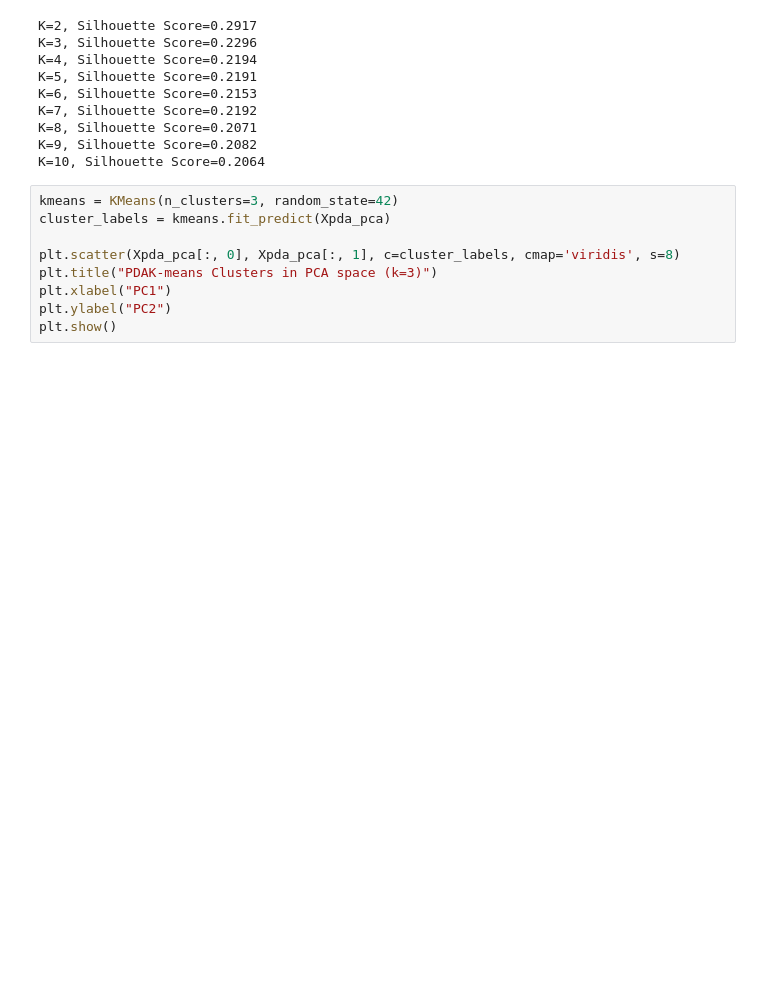
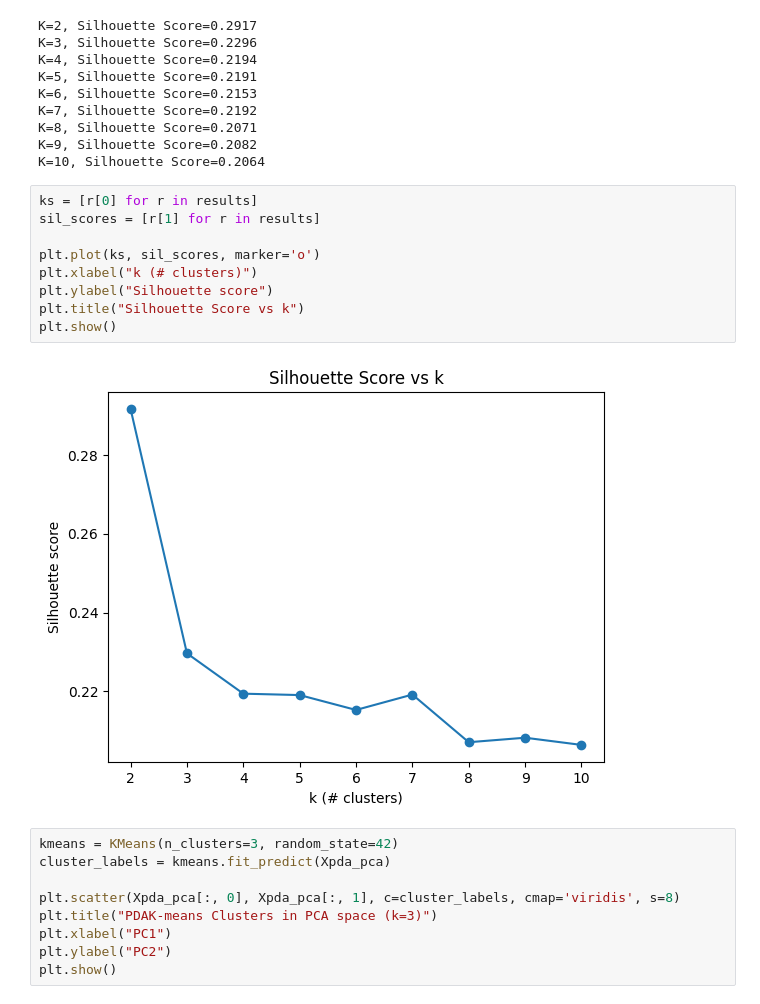
Before and after one commit to LeeMcFarling/AFL_Project_backup, a Jupyter notebook: Modeling/Weekly Assignments/Week_10.ipynb, the cells around one changed output. Saved outputs shown, nothing was run; the diff lists cells and outputs as text; blank space fills up the shorter version.

```diff
--- a/Modeling/Weekly Assignments/Week_10.ipynb
+++ b/Modeling/Weekly Assignments/Week_10.ipynb
@@ -431,6 +432,17 @@ K=7, Silhouette Score=0.2192
 K=8, Silhouette Score=0.2071
 K=9, Silhouette Score=0.2082
 K=10, Silhouette Score=0.2064
+# %%
+ks = [r[0] for r in results]
+sil_scores = [r[1] for r in results]
+
+plt.plot(ks, sil_scores, marker='o')
+plt.xlabel("k (# clusters)")
+plt.ylabel("Silhouette score")
+plt.title("Silhouette Score vs k")
+plt.show()
+# %% [output]
+[figure, added]
 # %%
 kmeans = KMeans(n_clusters=3, random_state=42)
 cluster_labels = kmeans.fit_predict(Xpda_pca)
```
Also changed, not shown: parts of 2 cells of this notebook, 21 other files.
